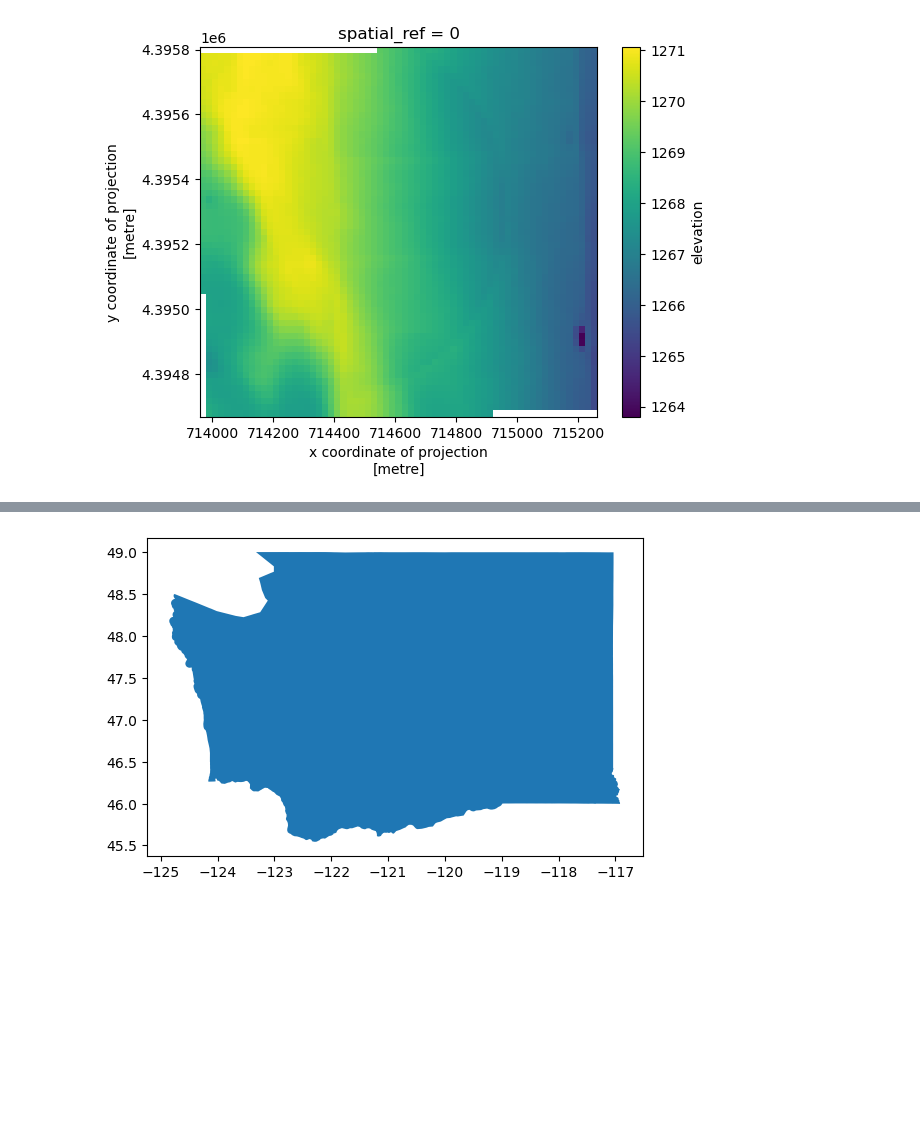
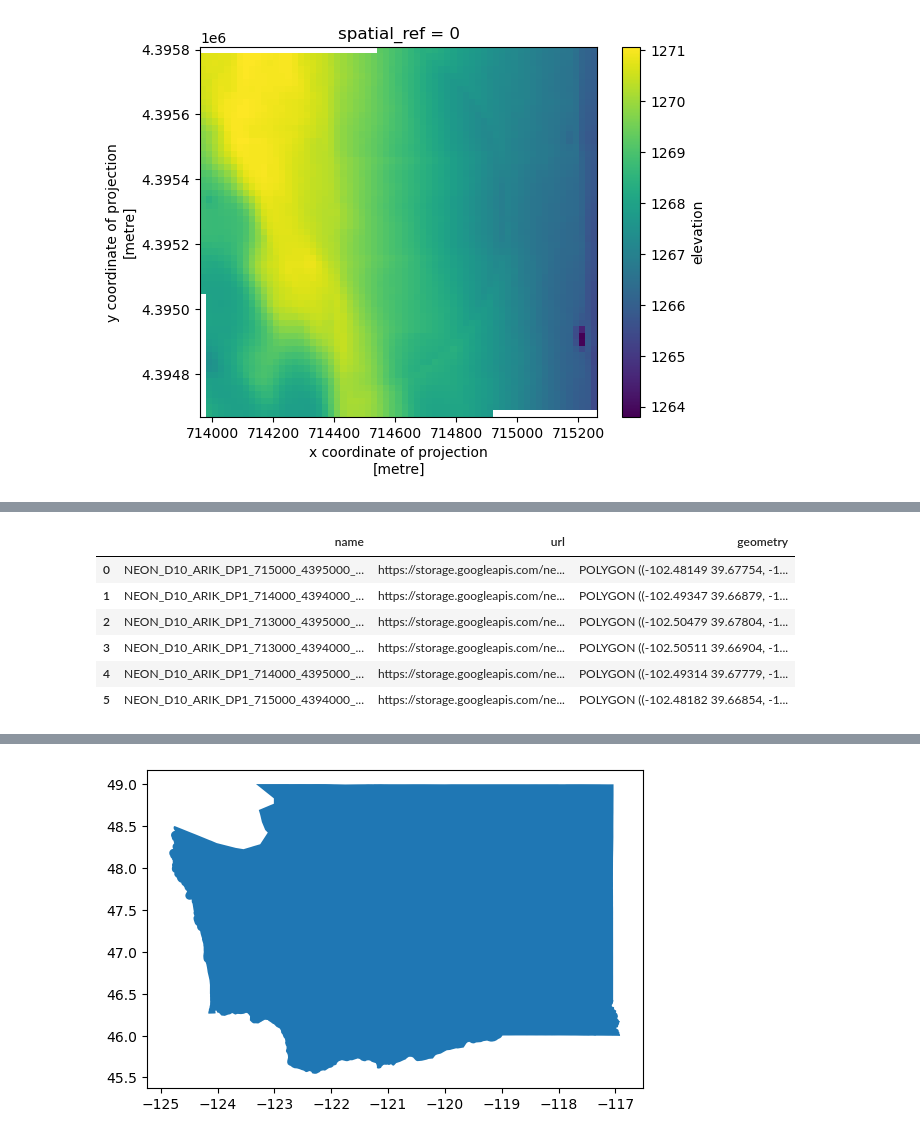
Before and after one commit to uw-cryo/coincident, a Jupyter notebook: docs/examples/vendor_dems.ipynb, the cells around one changed output, grey strips where cells are left out. Saved outputs shown, nothing was run; the diff lists cells and outputs as text; code cells hidden in the pictures; blank space fills up the shorter version.

```diff
--- a/docs/examples/vendor_dems.ipynb
+++ b/docs/examples/vendor_dems.ipynb
@@ -268,0 +348,5 @@ Now let's look at how to load in and download NCALM and NOAA data, whose metadat
+# %%
+%%time
+gf_neon_lpc_tiles = coincident.io.download.fetch_neon_lpc_tiles(aoi=aoi,
+                                        datetime_str=gf_neon.start_datetime.item(),
+                                        site_id=gf_neon.id.item())
@@ -268,0 +356,10 @@ Now let's look at how to load in and download NCALM and NOAA data, whose metadat
+# %%
+gf_neon_lpc_tiles
+# %% [output]
+|  | name | url | geometry |
+| 0 | NEON_D10_ARIK_DP1_715000_4395000_... | https://storage.googleapis.com/ne... | POLYGON ((-102.48149 39.67754, -1... |
+| 1 | NEON_D10_ARIK_DP1_714000_4394000_... | https://storage.googleapis.com/ne... | POLYGON ((-102.49347 39.66879, -1... |
+| 2 | NEON_D10_ARIK_DP1_713000_4395000_... | https://storage.googleapis.com/ne... | POLYGON ((-102.50479 39.67804, -1... |
+| 3 | NEON_D10_ARIK_DP1_713000_4394000_... | https://storage.googleapis.com/ne... | POLYGON ((-102.50511 39.66904, -1... |
+| 4 | NEON_D10_ARIK_DP1_714000_4395000_... | https://storage.googleapis.com/ne... | POLYGON ((-102.49314 39.67779, -1... |
+| 5 | NEON_D10_ARIK_DP1_715000_4394000_... | https://storage.googleapis.com/ne... | POLYGON ((-102.48182 39.66854, -1... |
```
Also changed, not shown: parts of 58 cells of this notebook, 3 other files.
